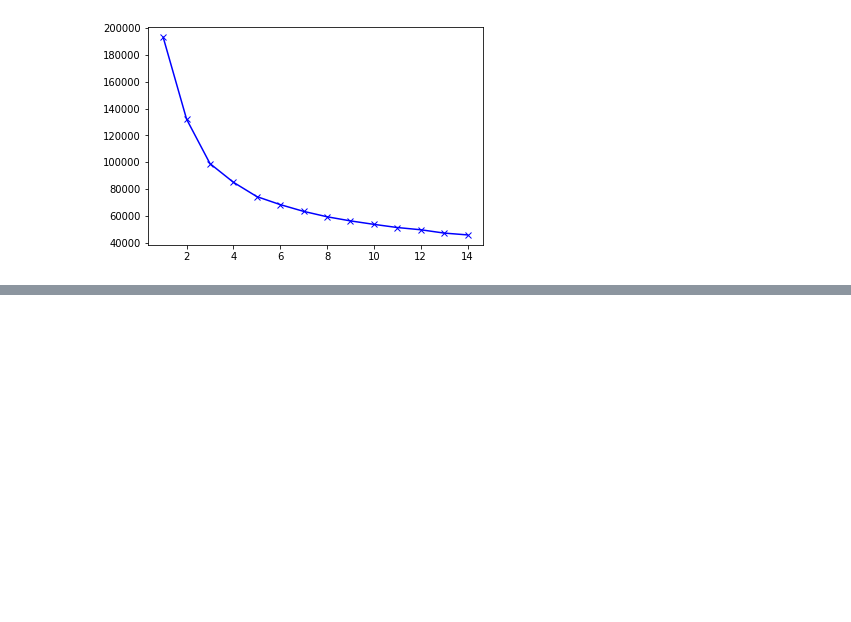
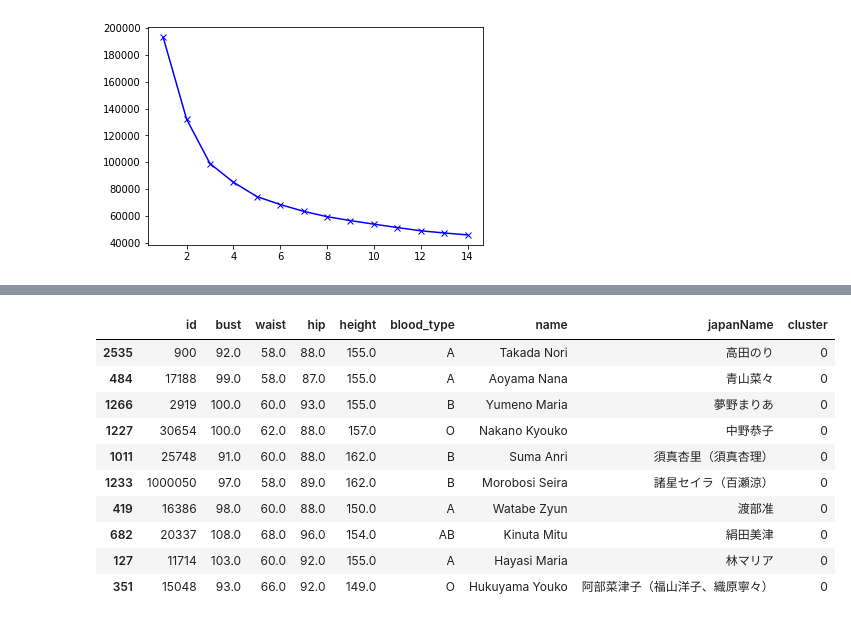
Before and after one commit to andyle0302/kmeanBasic, a Jupyter notebook: kmeanBasic.ipynb, the cells around one changed output, grey strips where cells are left out. Saved outputs shown, nothing was run; the diff lists cells and outputs as text; code cells hidden in the pictures; blank space fills up the shorter version.

```diff
--- a/kmeanBasic.ipynb
+++ b/kmeanBasic.ipynb
@@ -178,0 +232,3 @@ metrics.calinski_harabasz_score(actress_np, labels_3)
+# %%
+df2 = actress[['id','name','japanName']]
+df2.head()
@@ -178,0 +242,3 @@ metrics.calinski_harabasz_score(actress_np, labels_3)
+# %%
+lookup = df1.merge(df2, how = 'left', on = 'id')
+lookup.info()
@@ -178,0 +261,3 @@ metrics.calinski_harabasz_score(actress_np, labels_3)
+# %%
+lookup['cluster'] = result
+lookup.head()
@@ -178,0 +271,24 @@ metrics.calinski_harabasz_score(actress_np, labels_3)
+# %%
+def recommend(model,bust, waist, hip, height, blood_type):
+  arr = np.array([[bust, waist, hip, height, blood_type]])
+  pred = model.predict(arr)
+  return lookup[lookup['cluster'] == pred[0]].sample(10)
+# %%
+bust = 90
+waist = 55
+hip = 90
+height = 157
+blood_type = 1
+recommend(model,bust, waist, hip, height, blood_type)
+# %% [output]
+|  | id | bust | waist | hip | height | blood_type | name | japanName | cluster |
+| 2535 | 900 | 92.0 | 58.0 | 88.0 | 155.0 | A | Takada Nori | 高田のり | 0 |
+| 484 | 17188 | 99.0 | 58.0 | 87.0 | 155.0 | A | Aoyama Nana | 青山菜々 | 0 |
+| 1266 | 2919 | 100.0 | 60.0 | 93.0 | 155.0 | B | Yumeno Maria | 夢野まりあ | 0 |
+| 1227 | 30654 | 100.0 | 62.0 | 88.0 | 157.0 | O | Nakano Kyouko | 中野恭子 | 0 |
+| 1011 | 25748 | 91.0 | 60.0 | 88.0 | 162.0 | B | Suma Anri | 須真杏里（須真杏理） | 0 |
+| 1233 | 1000050 | 97.0 | 58.0 | 89.0 | 162.0 | B | Morobosi Seira | 諸星セイラ（百瀬涼） | 0 |
+| 419 | 16386 | 98.0 | 60.0 | 88.0 | 150.0 | A | Watabe Zyun | 渡部准 | 0 |
+| 682 | 20337 | 108.0 | 68.0 | 96.0 | 154.0 | AB | Kinuta Mitu | 絹田美津 | 0 |
+| 127 | 11714 | 103.0 | 60.0 | 92.0 | 155.0 | A | Hayasi Maria | 林マリア | 0 |
+| 351 | 15048 | 93.0 | 66.0 | 92.0 | 149.0 | O | Hukuyama Youko | 阿部菜津子（福山洋子、織原寧々） | 0 |
```
Also changed, not shown: parts of 11 cells of this notebook.
